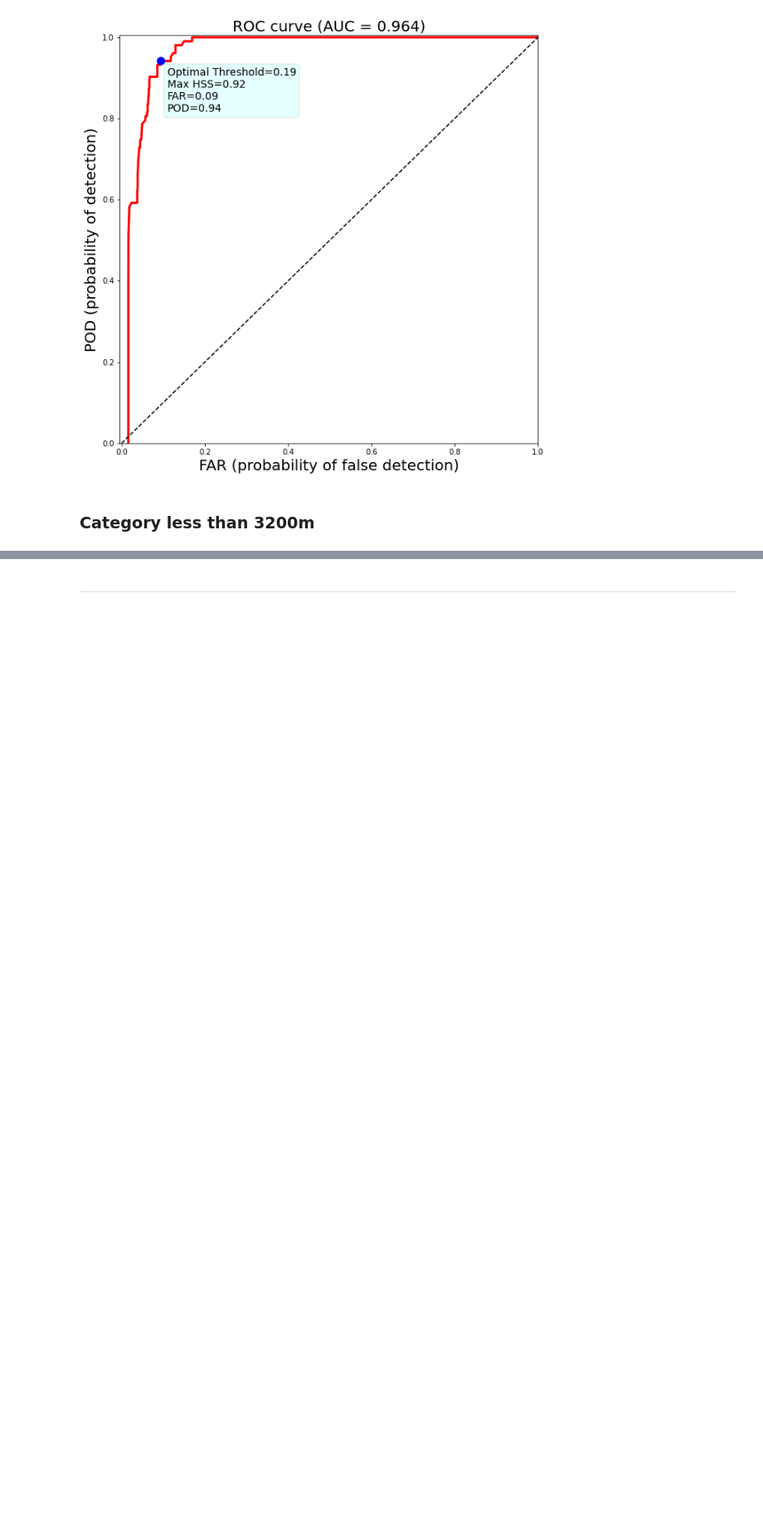
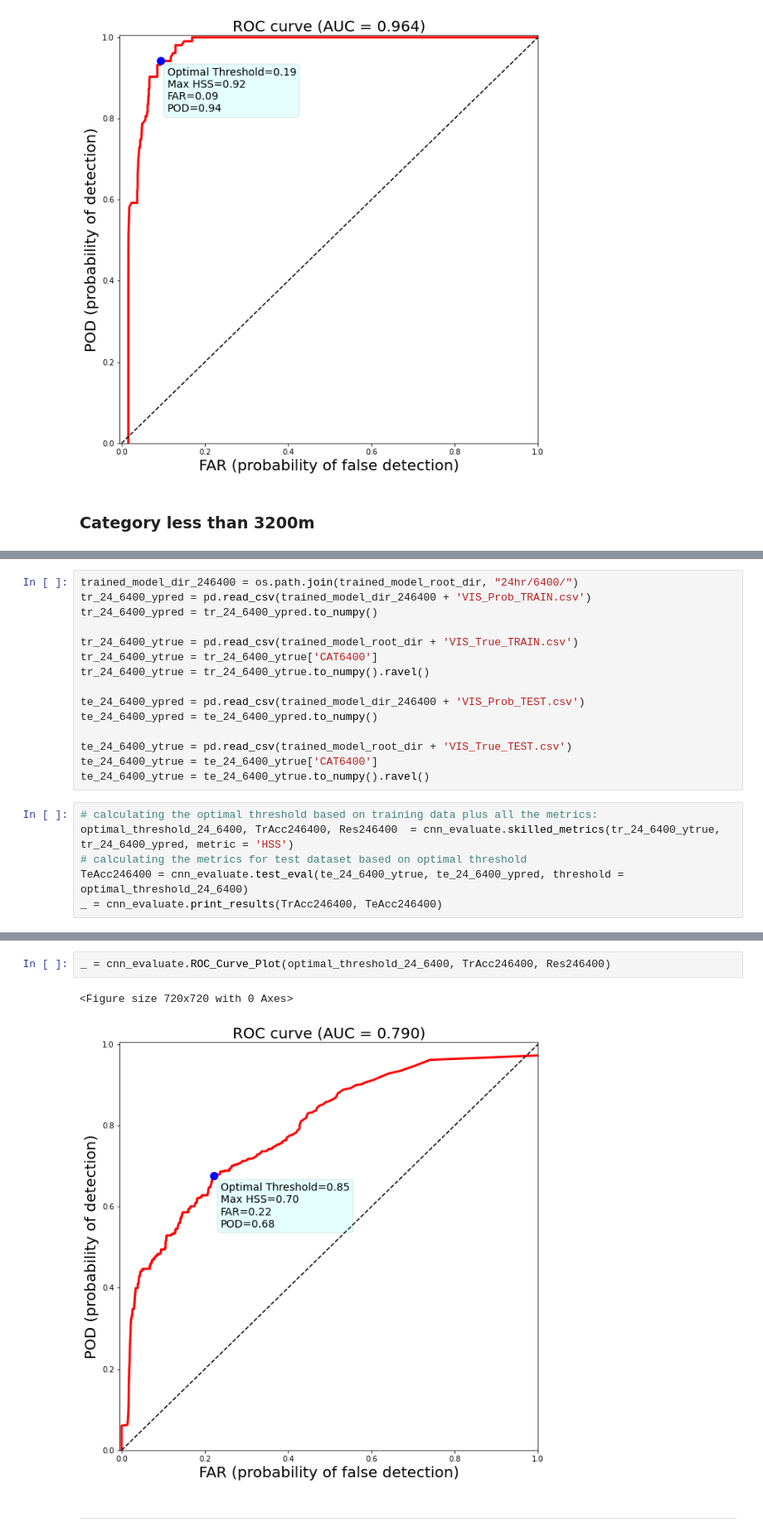
Before and after one commit to conrad-blucher-institute/FogNet, a Jupyter notebook: Evaluation/Evaluation.ipynb, the cells around one changed output, grey strips where cells are left out. Shown: that part at 83% size. Drawn from its saved outputs; the diff is of its cells as text; blank space fills up the shorter version.

```diff
--- a/Evaluation/Evaluation.ipynb
+++ b/Evaluation/Evaluation.ipynb
@@ -105,0 +129,21 @@ te_24_3200_ytrue = te_24_3200_ytrue.to_numpy().ravel()
+# %%
+trained_model_dir_246400 = os.path.join(trained_model_root_dir, "24hr/6400/")
+tr_24_6400_ypred = pd.read_csv(trained_model_dir_246400 + 'VIS_Prob_TRAIN.csv')
+tr_24_6400_ypred = tr_24_6400_ypred.to_numpy()
+
+tr_24_6400_ytrue = pd.read_csv(trained_model_root_dir + 'VIS_True_TRAIN.csv')
+tr_24_6400_ytrue = tr_24_6400_ytrue['CAT6400']
+tr_24_6400_ytrue = tr_24_6400_ytrue.to_numpy().ravel()
+
+te_24_6400_ypred = pd.read_csv(trained_model_dir_246400 + 'VIS_Prob_TEST.csv')
+te_24_6400_ypred = te_24_6400_ypred.to_numpy()
+
+te_24_6400_ytrue = pd.read_csv(trained_model_root_dir + 'VIS_True_TEST.csv')
+te_24_6400_ytrue = te_24_6400_ytrue['CAT6400']
+te_24_6400_ytrue = te_24_6400_ytrue.to_numpy().ravel()
+# %%
+# calculating the optimal threshold based on training data plus all the metrics:
+optimal_threshold_24_6400, TrAcc246400, Res246400  = cnn_evaluate.skilled_metrics(tr_24_6400_ytrue, tr_24_6400_ypred, metric = 'HSS')
+# calculating the metrics for test dataset based on optimal threshold
+TeAcc246400 = cnn_evaluate.test_eval(te_24_6400_ytrue, te_24_6400_ypred, threshold = optimal_threshold_24_6400)
+_ = cnn_evaluate.print_results(TrAcc246400, TeAcc246400)
@@ -106,2 +161,7 @@ te_24_3200_ytrue = te_24_3200_ytrue.to_numpy().ravel()
+# %%
+_ = cnn_evaluate.ROC_Curve_Plot(optimal_threshold_24_6400, TrAcc246400, Res246400)
+# %% [output]
+<Figure size 720x720 with 0 Axes>
+[figure, added]
 # %% [markdown]
 ***
```
Also changed, not shown: parts of 40 cells of this notebook, 17 other files.
